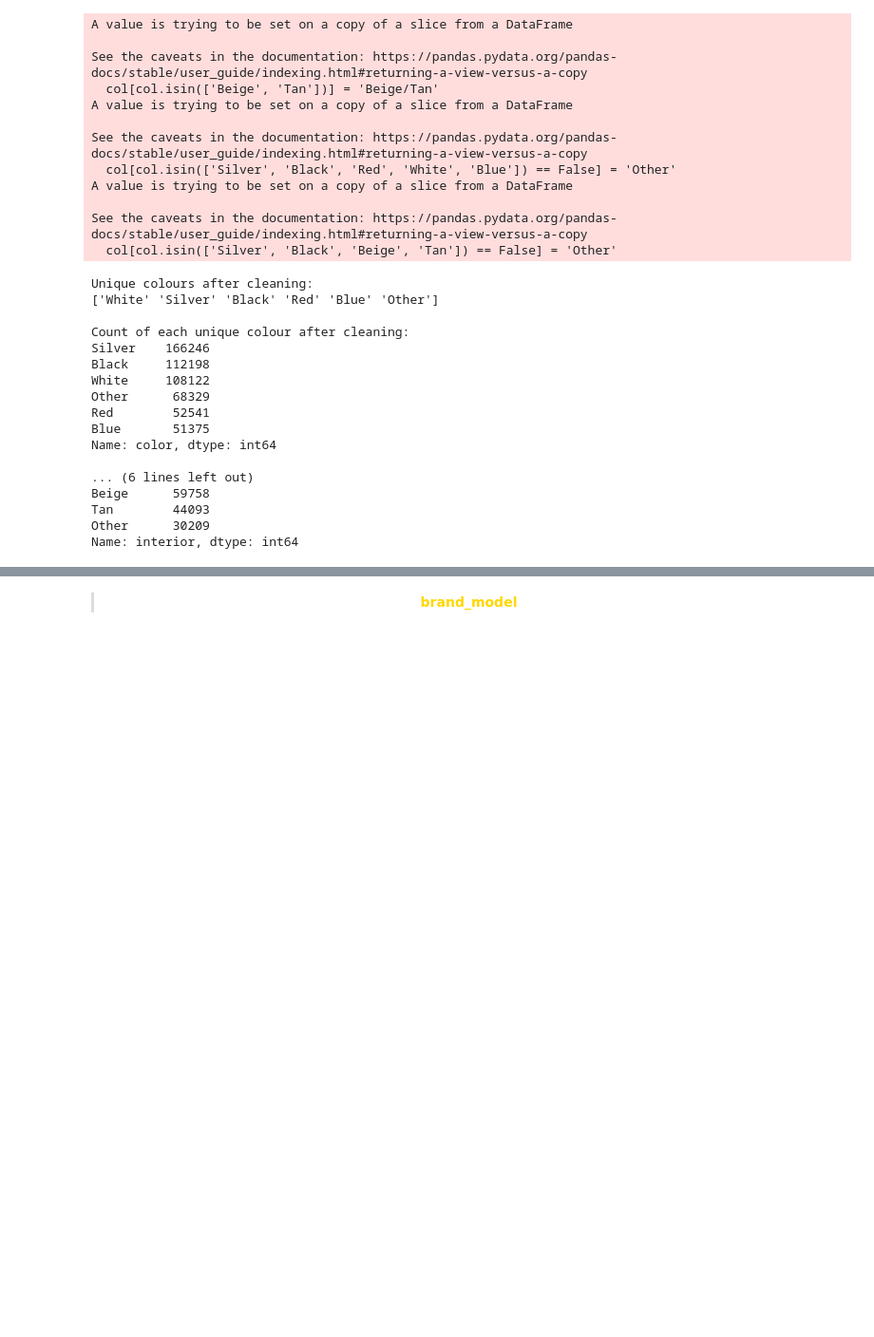
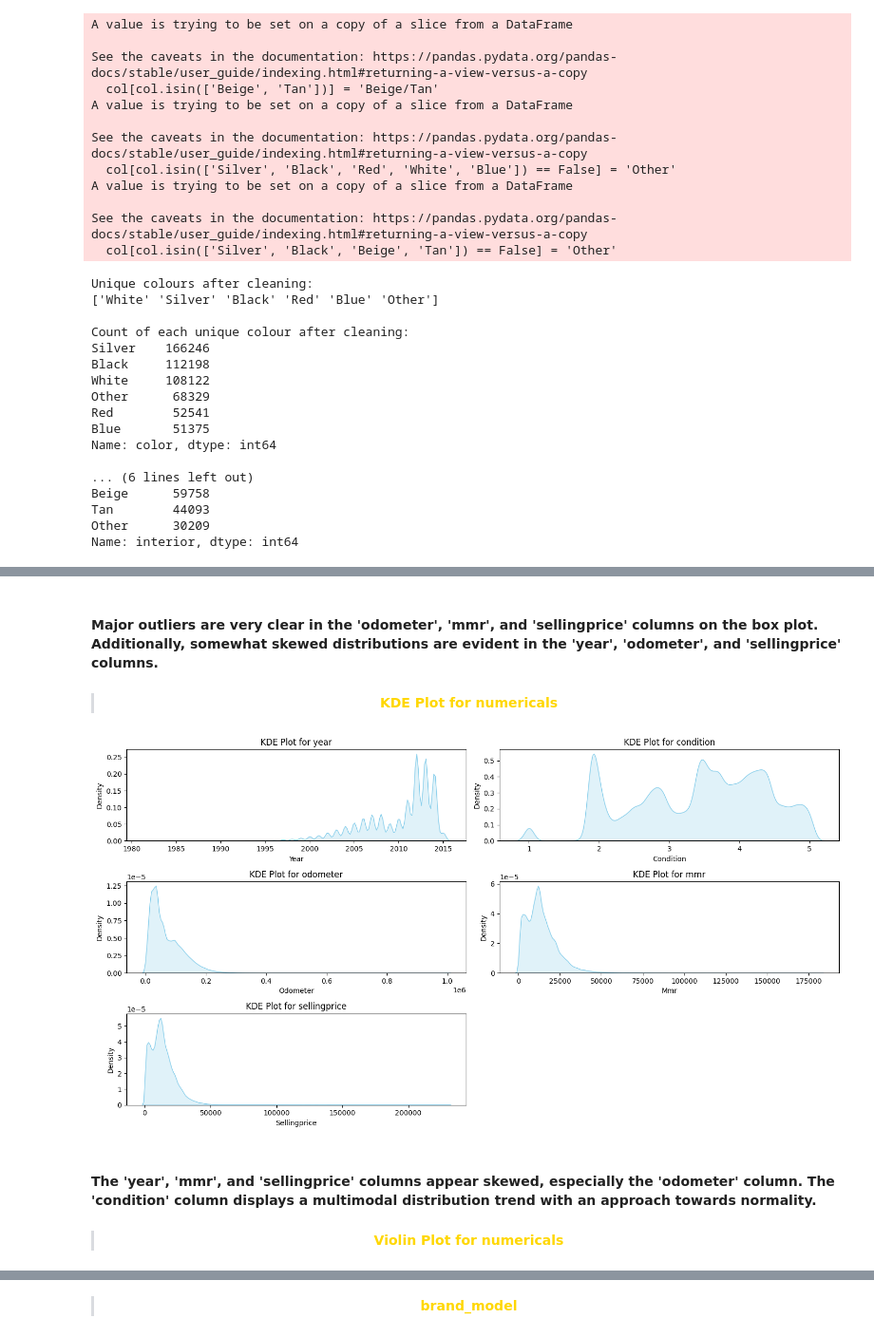
Before and after one commit to maxheijmans/AIM4B_Group1, a Jupyter notebook: UsedCarAuctionPrices/EDA_UsedCarAuctionPrices.ipynb, the cells around one changed output, grey strips where cells are left out. Shown at 95% size. Drawn from its saved outputs; the diff is of its cells as text; code cells hidden in the pictures; blank space fills up the shorter version.

```diff
--- a/UsedCarAuctionPrices/EDA_UsedCarAuctionPrices.ipynb
+++ b/UsedCarAuctionPrices/EDA_UsedCarAuctionPrices.ipynb
@@ -477,7 +499,0 @@ car_df = capitalise(car_df, columns_to_capitalise)
-# %%
-for column in columns_to_check:
-    if column in mapping_dict:
-        car_df[column] = car_df[column].replace(mapping_dict[column])
-
-for column in columns_to_check:
-    print(f"Number of unique values in '{column}' column after mapping:", car_df[column].nunique())
@@ -638,0 +756,28 @@ Name: interior, dtype: int64
+# %% [markdown]
+#### Major outliers are very clear in the 'odometer', 'mmr', and 'sellingprice' columns on the box plot. Additionally, somewhat skewed distributions are evident in the 'year', 'odometer', and 'sellingprice' columns.
+# %% [markdown]
+> <div style="text-align: center"><font color='gold' style='font-size: 30px;'><b>KDE Plot for numericals</b></font></div>
+# %%
+#Set the figure size for the KDE plots
+plt.figure(figsize=(15, 8))
+
+#Define the number of rows and columns for subplots based on the number of numerical features
+num_cols = len(num_features)
+num_rows = (num_cols + 1) // 2  # Calculate the number of rows required
+
+#Iterate through each numerical feature and plot its Kernel Density Estimate (KDE)
+for i, feature in enumerate(num_features):
+    plt.subplot(num_rows, 2, i + 1)  #Arrange the plot with 2 columns per row
+    sns.kdeplot(data=car_df[feature], color='skyblue', fill=True)  #Generate KDE plot for the feature
+    plt.title(f'KDE Plot for {feature}')  #Set title for the subplot
+    plt.xlabel(f'{feature.capitalize()}')  #Set feature with capitalised first letter for x-axis
+    plt.ylabel('Density')  #Label y-axis as 'Density'
+
+plt.tight_layout()
+plt.show()
+# %% [output]
+[figure, added]
+# %% [markdown]
+#### The 'year', 'mmr', and 'sellingprice' columns appear skewed, especially the 'odometer' column. The 'condition' column displays a multimodal distribution trend with an approach towards normality.
+# %% [markdown]
+> <div style="text-align: center"><font color='gold' style='font-size: 30px;'><b>Violin Plot for numericals</b></font></div>
```
Also changed, not shown: parts of 203 cells of this notebook, 1 other file.
